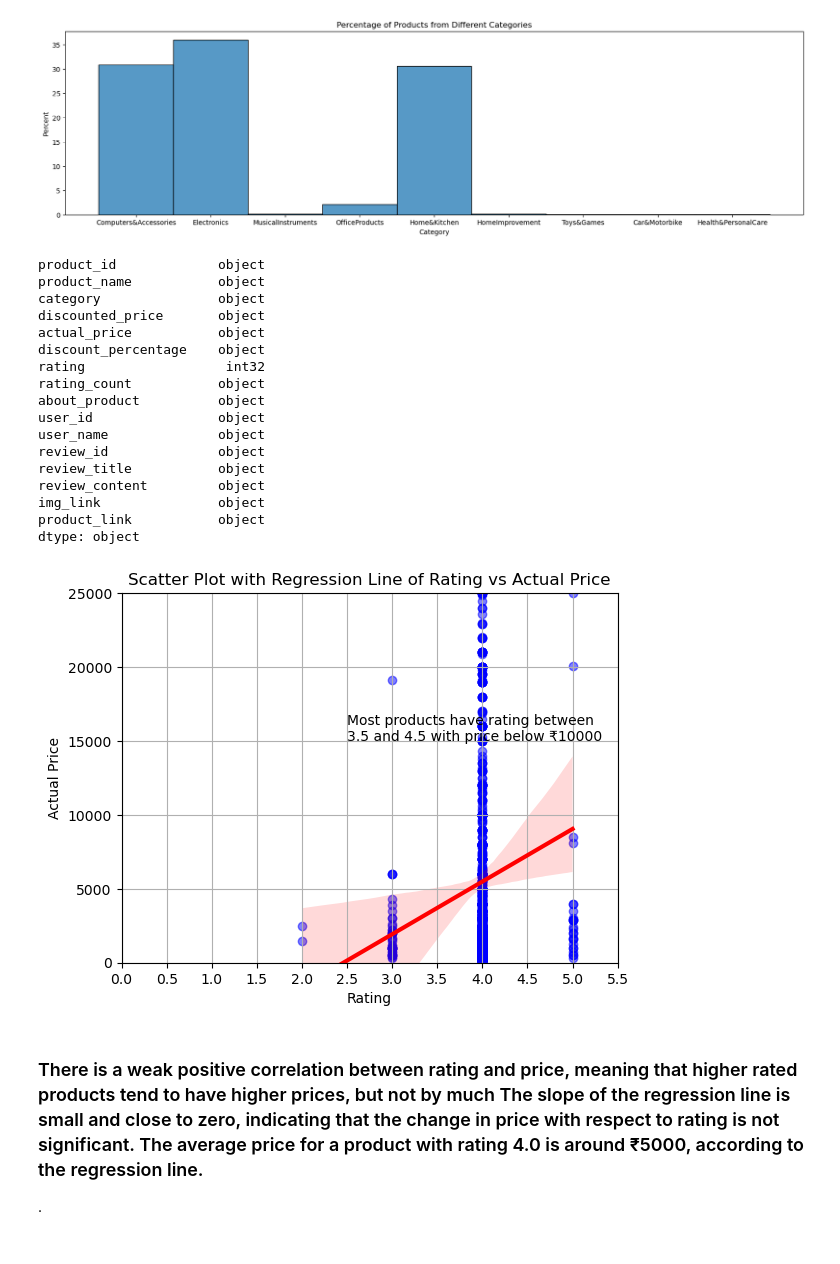
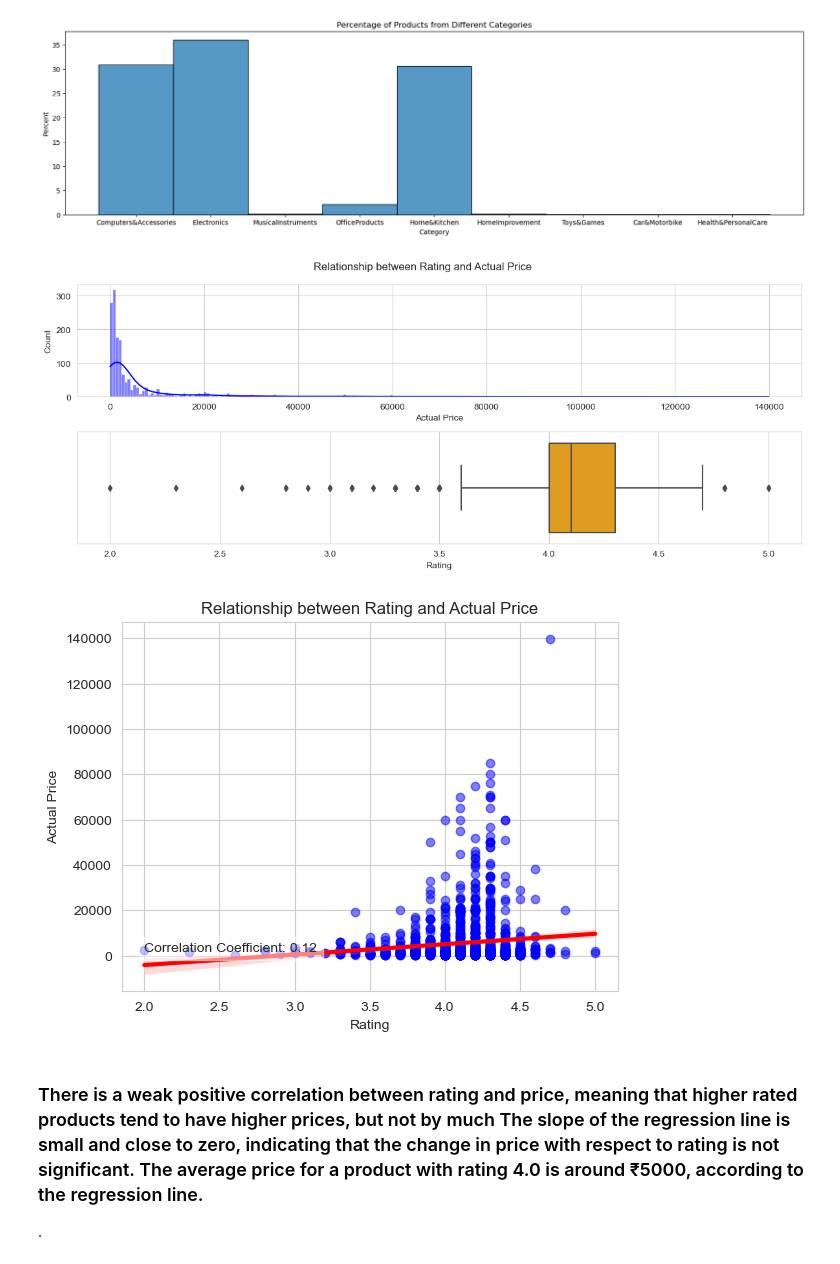
Before and after one commit to ubco-W2022T2-data301/project-group-group61, a Jupyter notebook: analysis/analysis2.ipynb, the cells around one changed output. Saved outputs shown, nothing was run; the diff lists cells and outputs as text; code cells hidden in the pictures.

```diff
--- a/analysis/analysis2.ipynb
+++ b/analysis/analysis2.ipynb
@@ -184,42 +186,43 @@ plt.title('Percentage of Products from Different Categories')
 plt.show()
 # %% [output]
 [figure]
-# %%
-print(df1.dtypes)
-df1['actual_price'] = df1['actual_price'].astype(str)
-df1['actual_price'] = df1['actual_price'].str.replace('₹', '').str.replace(',', '').astype(float)
-sns.regplot(x='rating', y='actual_price', data=df1,
-            scatter_kws={'color': 'blue', 'alpha': 0.5},
-            line_kws={'color': 'red', 'lw': 3})
-plt.xlabel('Rating')
-plt.ylabel('Actual Price')
-plt.title('Scatter Plot with Regression Line of Rating vs Actual Price')
-plt.grid()
-plt.xlim(0, 5.5)
-plt.ylim(0, 25000)
-plt.xticks(np.arange(0, 6, 0.5))
-plt.yticks(np.arange(0, 30000, 5000))
-plt.text(2.5, 15000, 'Most products have rating between\n3.5 and 4.5 with price below ₹10000')
-plt.show()
-# %% [output]
-product_id             object
-product_name           object
-category               object
-discounted_price       object
-actual_price           object
-discount_percentage    object
-rating                  int32
-rating_count           object
-about_product          object
-user_id                object
-user_name              object
-review_id              object
-review_title           object
-review_content         object
-img_link               object
-product_link           object
-dtype: object
-[figure, removed]
+# %%
+fig, axs = plt.subplots(nrows=2, ncols=1, figsize=(12, 5))
+fig.suptitle('Relationship between Rating and Actual Price')
+
+
+# Hist plot of the distribution of prices
+sns.histplot(df1['actual_price'], kde=True, color='blue', ax=axs[0])
+axs[0].set_xlabel('Actual Price')
+axs[0].set_ylabel('Count')
+
+#Box plot for ratings
+sns.boxplot(x='rating', data=df1, ax=axs[1], color='orange')
+axs[1].set_xlabel('Rating')
+axs[1].set_ylabel('')
+
+plt.tight_layout()
+
+plt.show()
+# %% [output]
+[figure, added]
+# %%
+#Scatter plot with regression line
+df1['rating'] = pd.to_numeric(df1['rating'], errors='coerce')
+df1['actual_price'] = pd.to_numeric(df1['actual_price'], errors='coerce')
+
+sns.regplot(x='rating', y='actual_price', data=df1,
+            scatter_kws={'color': 'blue', 'alpha': 0.5},
+            line_kws={'color': 'red', 'lw': 3})
+plt.title('Relationship between Rating and Actual Price')
+plt.xlabel('Rating')
+plt.ylabel('Actual Price')
+corr_coeff = df1['rating'].corr(df1['actual_price']).round(2)
+text_box = f'Correlation Coefficient: {corr_coeff}'
+plt.text(2, 1800, text_box, bbox=dict(facecolor='white', alpha=0.5))
+plt.show()
+# %% [output]
+[figure, added]
 # %% [markdown]
 ### There is a weak positive correlation between rating and price, meaning that higher rated products tend to have higher prices, but not by much The slope of the regression line is small and close to zero, indicating that the change in price with respect to rating is not significant. The average price for a product with rating 4.0 is around ₹5000, according to the regression line.
 .
```
Also changed, not shown: parts of 6 cells of this notebook.
